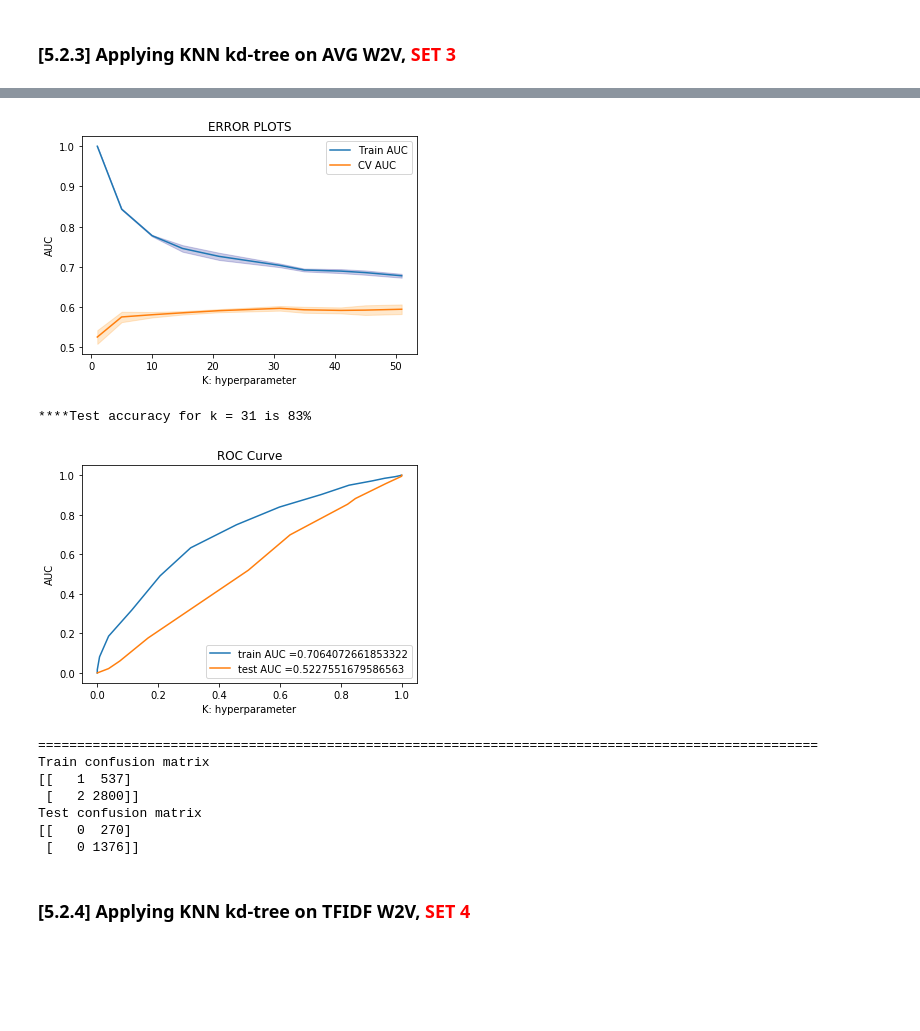
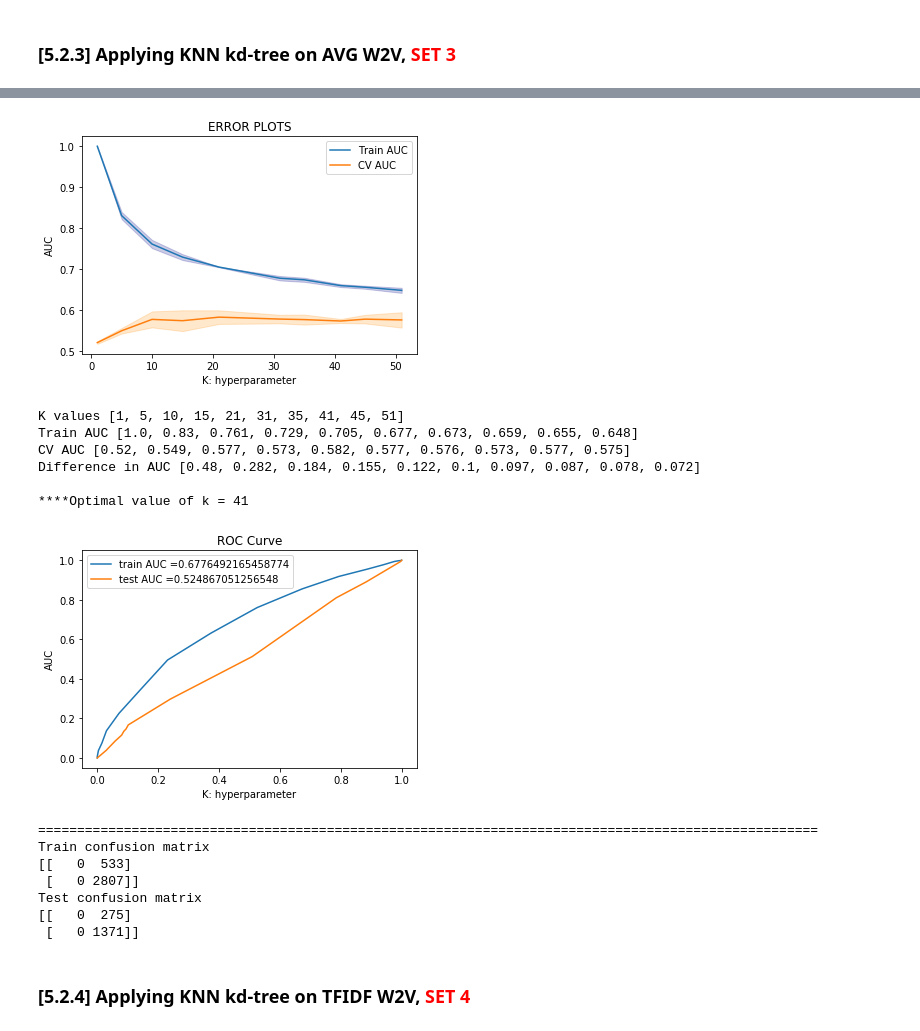
Before and after one commit to PhaneendraYedidi/Machine-Learning-Practices, a Jupyter notebook: 03_Amazon_Fine_Food_Reviews_Analysis_KNN.ipynb, the cells around one changed output, grey strips where cells are left out. Drawn from its saved outputs; the diff is of its cells as text; code cells hidden in the pictures; blank space fills up the shorter version.

```diff
--- a/03_Amazon_Fine_Food_Reviews_Analysis_KNN.ipynb
+++ b/03_Amazon_Fine_Food_Reviews_Analysis_KNN.ipynb
@@ -1140,8 +1172,7 @@ x_test = vectorizer.transform(x_test)
 
 #10 fold cross validation
 train_auc = [] ; cv_auc = []; cv_scores= [];
-myList = list(range(0,50))
-k = list(filter(lambda x: x % 2 != 0, myList))
+k = [1, 5, 10, 15, 21, 31,35, 41,45, 51]
 for i in k:
     # instantiate learning model
     knn = KNeighborsClassifier(n_neighbors=i,algorithm='kd_tree')
@@ -1158,11 +1189,6 @@ for i in k:
     train_auc.append(roc_auc_score(y_train,y_train_pred))
     cv_auc.append(roc_auc_score(y_cv, y_cv_pred))
 
-#Finding the best K value (Taken from https://kevinzakka.github.io/2016/07/13/k-nearest-neighbor/)
-MSE = [1 - x for x in cv_scores]
-
-optimal_k = k[MSE.index(min(MSE))]
-
 #Plotting the Error plot
 plt.plot(k, train_auc, label='Train AUC')
 plt.plot(k, cv_auc, label='CV AUC')
@@ -1172,11 +1198,15 @@ plt.ylabel("AUC")
 plt.title("ERROR PLOTS")
 plt.show()
 
+displayAUCInfo(k,train_auc,cv_auc)
+optimal_k = 41
+print('\n****Optimal value of k = %d' %(optimal_k))
+
 knn = KNeighborsClassifier(n_neighbors=optimal_k,algorithm='kd_tree')
 knn.fit(x_train.toarray(),y_train)
 pred = knn.predict(x_test.toarray())
-acc = accuracy_score(y_test, pred, normalize=True) * float(100)
-print('\n****Test accuracy for k = %d is %d%%' %(optimal_k,acc))
+#acc = accuracy_score(y_test, pred, normalize=True) * float(100)
+#print('\n****Test accuracy for k = %d is %d%%' %(optimal_k,acc))
 
 # roc_auc_score(y_true, y_score) the 2nd parameter should be probability estimates of the positive class
 # not the predicted outputs
@@ -1266,15 +1301,16 @@ plt.ylabel("AUC")
 plt.title("ERROR PLOTS")
 plt.show()
 
-#Finding the best K value (Taken from https://kevinzakka.github.io/2016/07/13/k-nearest-neighbor/)
-MSE = [1 - x for x in cv_auc]
-optimal_k = parameters['n_neighbors'][MSE.index(min(MSE))]
+displayAUCInfo(k,train_auc,cv_auc)
+optimal_k = 41
+print('\n****Optimal value of k = %d' %(optimal_k))
+
 
 knn = KNeighborsClassifier(n_neighbors=optimal_k,algorithm='kd_tree')
 knn.fit(x_train_vect,y_train)
 pred = knn.predict(x_test_vect)
-acc = accuracy_score(y_test, pred, normalize=True) * float(100)
-print('\n****Test accuracy for k = %d is %d%%' %(optimal_k,acc))
+#acc = accuracy_score(y_test, pred, normalize=True) * float(100)
+#print('\n****Test accuracy for k = %d is %d%%' %(optimal_k,acc))
 
 # roc_auc_score(y_true, y_score) the 2nd parameter should be probability estimates of the positive class
 # not the predicted outputs
@@ -1302,13 +1338,18 @@ W0804 15:16:07.331699 140630682589056 base_any2vec.py:1386] under 10 jobs per wo
-[figure, old version]
+[figure, new version]
-****Test accuracy for k = 31 is 83%
+K values [1, 5, 10, 15, 21, 31, 35, 41, 45, 51]
+Train AUC [1.0, 0.83, 0.761, 0.729, 0.705, 0.677, 0.673, 0.659, 0.655, 0.648]
+CV AUC [0.52, 0.549, 0.577, 0.573, 0.582, 0.577, 0.576, 0.573, 0.577, 0.575]
+Difference in AUC [0.48, 0.282, 0.184, 0.155, 0.122, 0.1, 0.097, 0.087, 0.078, 0.072]
+
+****Optimal value of k = 41
-[figure, old version]
+[figure, new version]
 ====================================================================================================
 Train confusion matrix
-[[   1  537]
- [   2 2800]]
+[[   0  533]
+ [   0 2807]]
 Test confusion matrix
-[[   0  270]
- [   0 1376]]
+[[   0  275]
+ [   0 1371]]
 # %% [markdown]
 ### [5.2.4] Applying KNN kd-tree on TFIDF W2V,<font color='red'> SET 4</font>
 # %%
```
Also changed, not shown: parts of 11 cells of this notebook.
